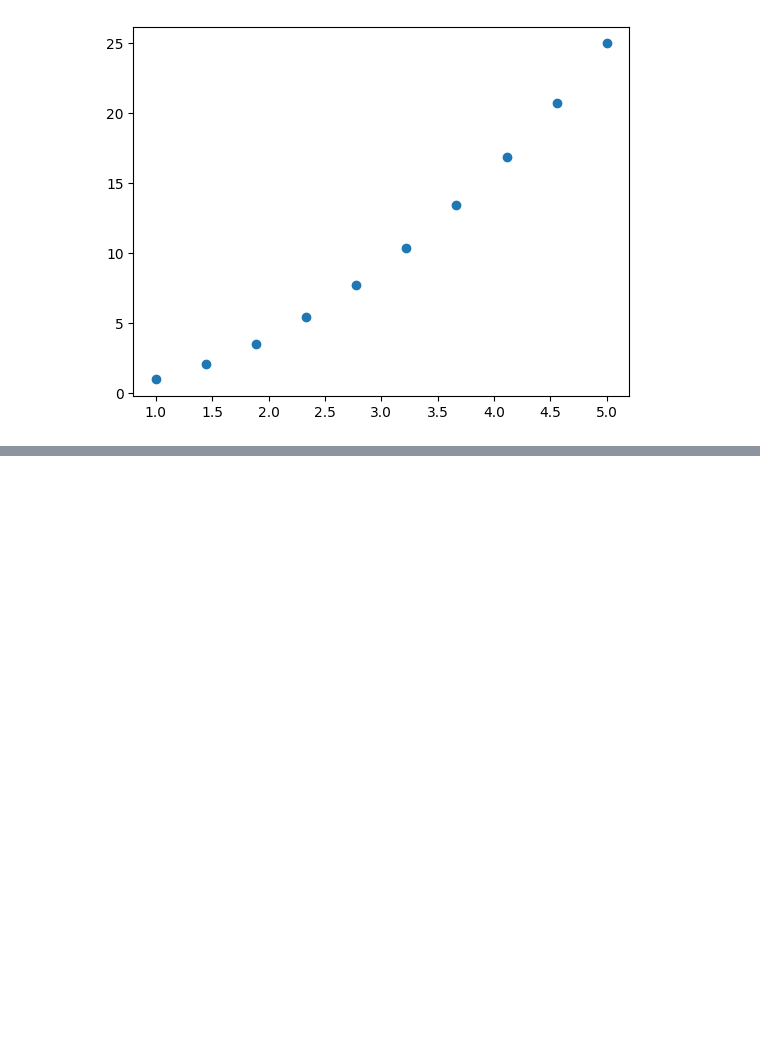
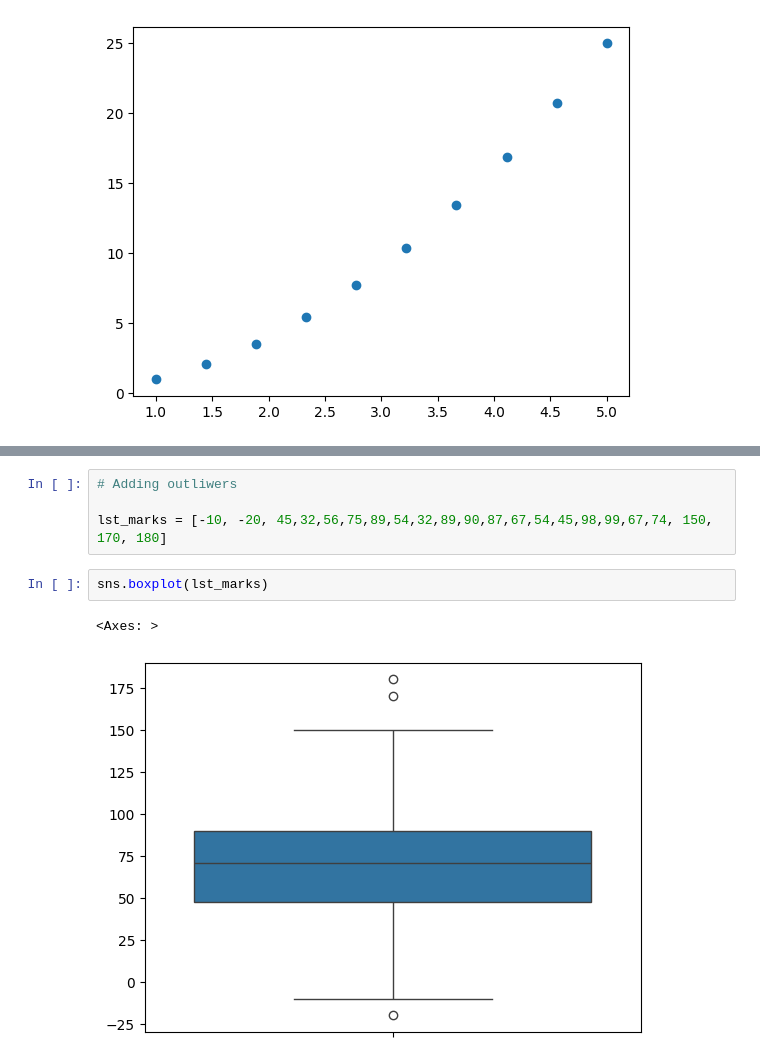
Before and after one commit to prshntshinde/pw-datascience, a Jupyter notebook: practice_sessions/machine-learning/ml-ses1.ipynb, the cells around one changed output, grey strips where cells are left out. Saved outputs shown, nothing was run; the diff lists cells and outputs as text; blank space fills up the shorter version.

```diff
--- a/practice_sessions/machine-learning/ml-ses1.ipynb
+++ b/practice_sessions/machine-learning/ml-ses1.ipynb
@@ -476,0 +517,9 @@ plt.scatter(x_new,y_interp)
+# %%
+# Adding outliwers
+
+lst_marks = [-10, -20, 45,32,56,75,89,54,32,89,90,87,67,54,45,98,99,67,74, 150, 170, 180]
+# %%
+sns.boxplot(lst_marks)
+# %% [output]
+<Axes: >
+[figure, added]
```
Also changed, not shown: parts of 30 cells of this notebook.
